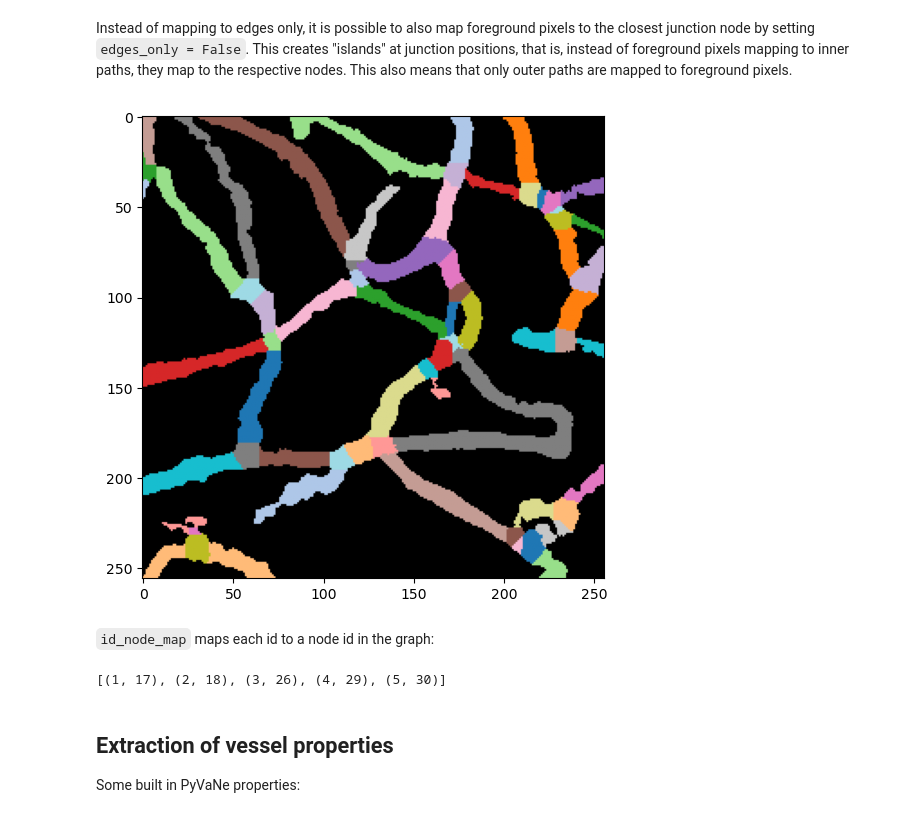
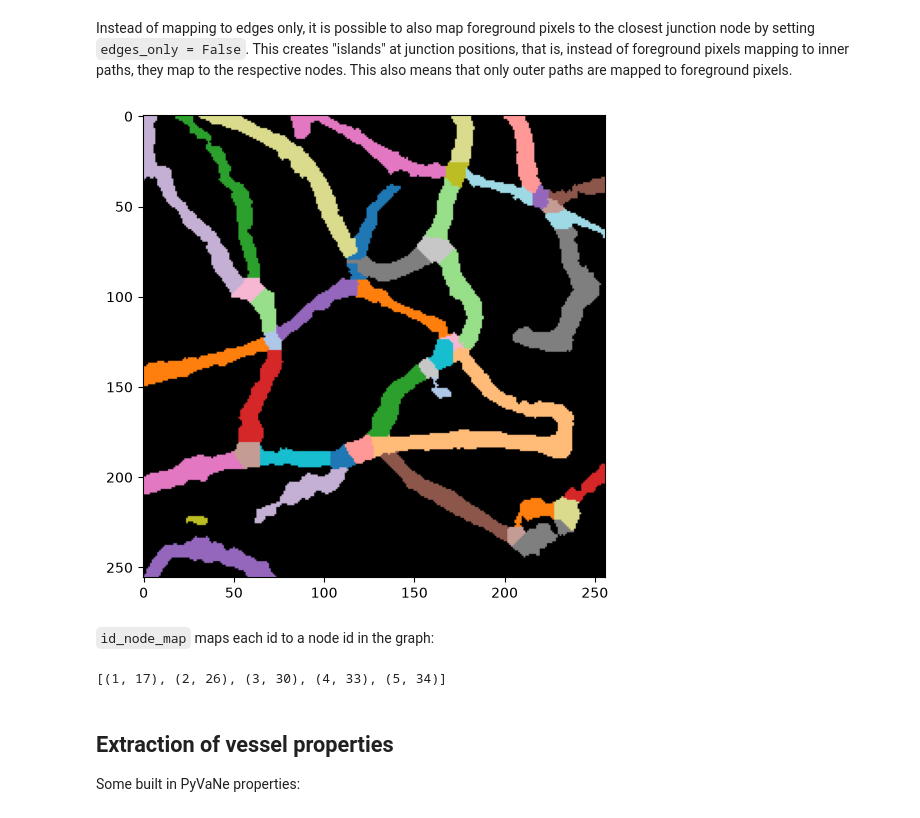
Before and after one commit to chcomin/pyvane, a Jupyter notebook: examples/1 - Graph creation.ipynb, the cells around one changed output. Drawn from its saved outputs; the diff is of its cells as text; code cells hidden in the pictures.

```diff
--- a/examples/1 - Graph creation.ipynb
+++ b/examples/1 - Graph creation.ipynb
@@ -157,20 +160,20 @@ show_indices(labeled_elems)
 Instead of mapping to edges only, it is possible to also map foreground pixels to the closest junction node by setting `edges_only = False`. This creates "islands" at junction positions, that is, instead of foreground pixels mapping to inner paths, they map to the respective nodes. This also means that only outer paths are mapped to foreground pixels.
 # %%
 _, labeled_image_with_nodes, id_cl_map_outer, id_node_map = create_graph_with_mapping(
-    skel_img, bin_img, length_threshold=10, edges_only = False)
+    skel_img, bin_img, edges_only = False)
 
 labeled_elems_with_nodes, id_edge_map_outer = map_centerline_labels_to_edges(
     labeled_image_with_nodes, id_cl_map_outer)
 show_indices(labeled_elems_with_nodes)
 # %% [output]
-[figure, old version]
+[figure, new version]
 # %% [markdown]
 `id_node_map` maps each id to a node id in the graph:
 # %%
 list(id_node_map.items())[:5]
 # (id in labeled image, node id in graph)
 # %% [output]
-[(1, 17), (2, 18), (3, 26), (4, 29), (5, 30)]
+[(1, 17), (2, 26), (3, 30), (4, 33), (5, 34)]
 # %% [markdown]
 ## Extraction of vessel properties
 
```
Also changed, not shown: parts of 13 cells of this notebook, 15 other files.
